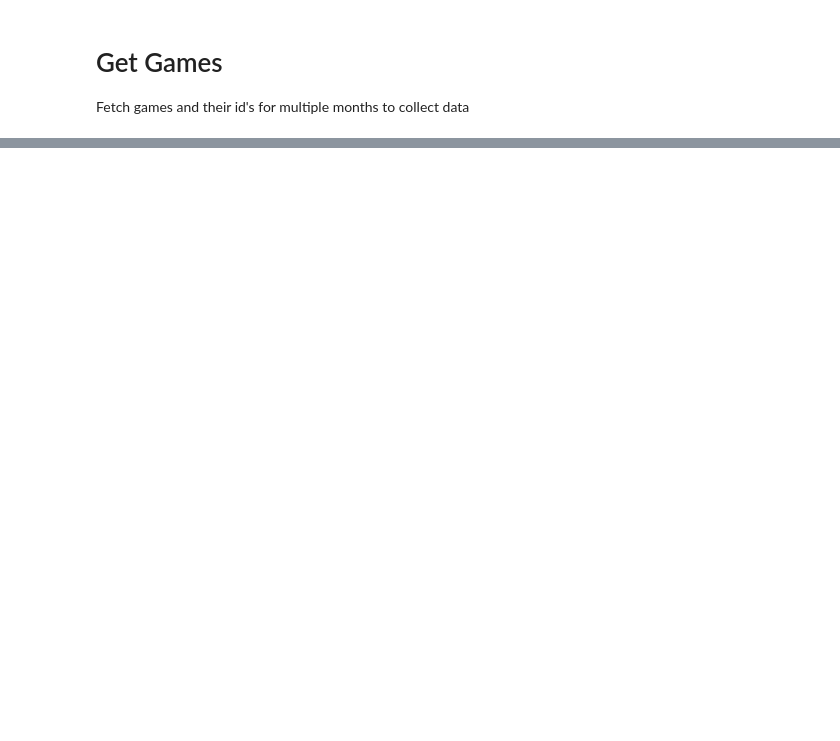
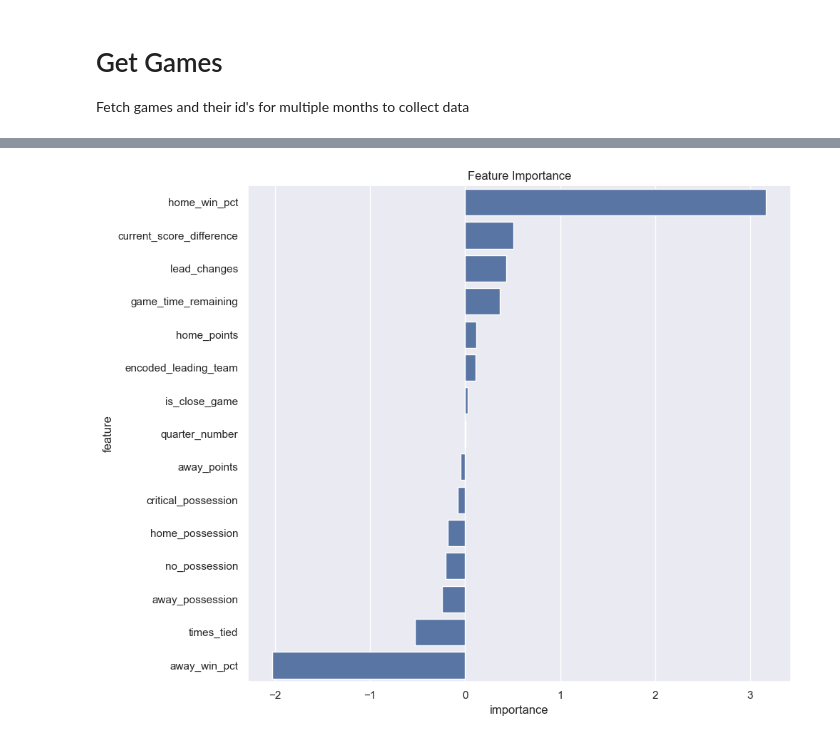
Before and after one commit to Sebastian-Sole/nba-win-probability-model, a Jupyter notebook: notebook.ipynb, the cells around one changed output, grey strips where cells are left out. Drawn from its saved outputs; the diff is of its cells as text; code cells hidden in the pictures; blank space fills up the shorter version.

```diff
--- a/notebook.ipynb
+++ b/notebook.ipynb
@@ -415,0 +421,11 @@ df.drop()
+# %%
+from sklearn.model_selection import train_test_split
+
+# Drop data that has NaN values
+event_data.dropna(inplace=True)
+
+X = event_data.drop(['target'], axis=1)  # Features
+y = event_data['target']               # Target variable
+
+
+X_train, X_test, y_train, y_test = train_test_split(X, y, test_size=0.2, random_state=42)
@@ -415,0 +434,10 @@ df.drop()
+# %%
+from sklearn.linear_model import LogisticRegression
+# Implement logistic regression with class balancing
+model = LogisticRegression(class_weight='balanced', verbose=1)
+model.fit(X_train, y_train)
+
+
+
+# model = LogisticRegression(verbose=1)
+# model.fit(X_train, y_train)
@@ -415,0 +625,18 @@ df.drop()
+# %%
+# Feature importance analysis
+import matplotlib.pyplot as plt
+import seaborn as sns
+sns.set()
+
+# Get feature importance from the model
+feature_importance = pd.DataFrame(list(zip(X.columns, model.coef_[0])), columns=['feature', 'importance'])
+feature_importance.sort_values(by='importance', ascending=False, inplace=True)
+
+# Plot the feature importance
+plt.figure(figsize=(10, 8))
+sns.barplot(x='importance', y='feature', data=feature_importance)
+plt.title('Feature Importance')
+plt.tight_layout()
+plt.show()
+# %% [output]
+[figure, added]
```
Also changed, not shown: parts of 29 cells of this notebook.
